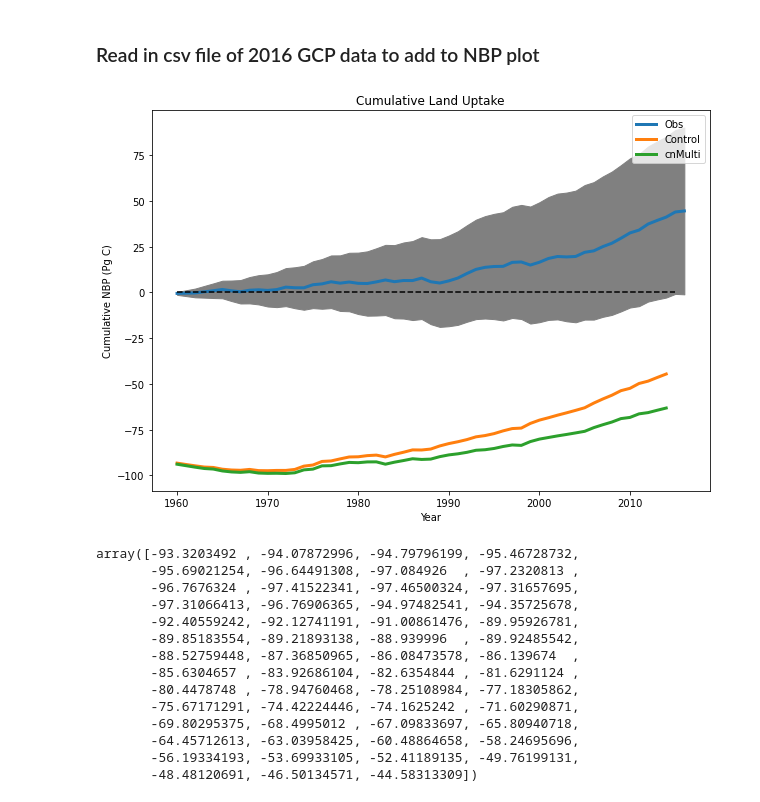
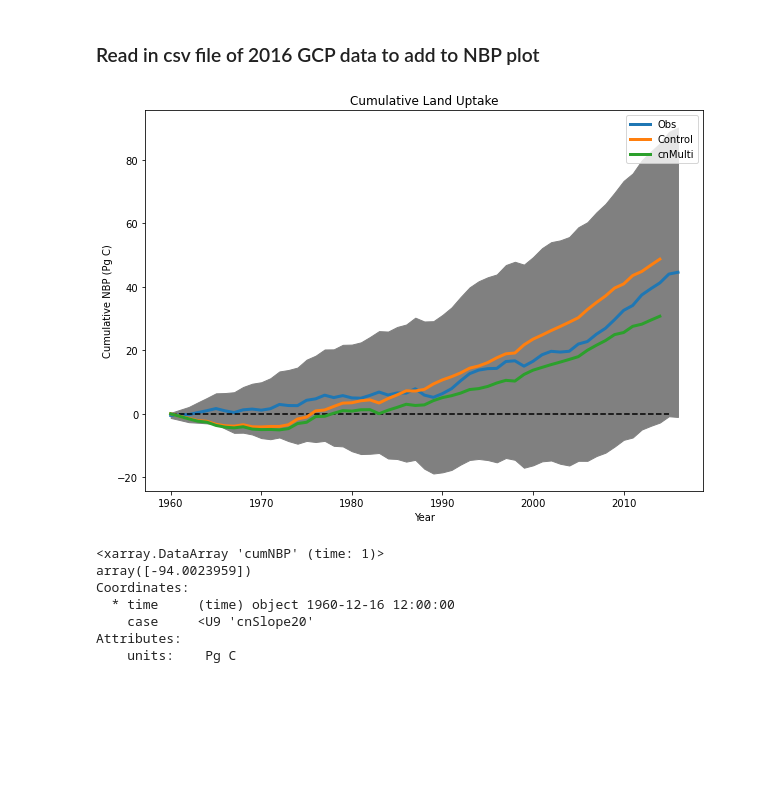
Before and after one commit to emhauser/Foliar-Stoichiometry_CO2, a Jupyter notebook: CNMulti.ipynb, the cells around one changed output. Cells and saved outputs as stored; diff of their text form; code cells hidden in the pictures; blank space fills up the shorter version.

```diff
--- a/CNMulti.ipynb
+++ b/CNMulti.ipynb
@@ -453,44 +466,37 @@ year_range2 = [year for year in range(start2.year, end2.year +1)]
 # %%
 plt.figure(figsize=[10,7])
 plt.plot(year_range,cum_Land, linewidth = 3, label = "Obs")
 # # # plt.plot(year_range,cum_LandH, color = 'grey')
 # # # plt.plot(year_range,cum_LandL, color = 'grey')
 plt.fill_between(year_range, cum_LandH,cum_LandL, color='grey')
 plt.hlines(0,1960, 2015, color = 'black', linestyles = 'dashed')
-control = cNBP['NBP'].sel(time = slice('1960-12-16','2014-12-16'), case = 'cnSlope0').values
-cnMulti = cNBP['NBP'].sel(time = slice('1960-12-16','2014-12-16'), case = 'cnMulti').values
+control = cNBP['NBP'].sel(time = slice('1960-12-16','2014-12-16'), case = 'cnSlope0').values + (93.3203492)
+cnMulti = cNBP['NBP'].sel(time = slice('1960-12-16','2014-12-16'), case = 'cnMulti').values + (93.92729433)
 plt.plot(year_range2,control, linewidth = 3, label = 'Control')
 plt.plot(year_range2,cnMulti, linewidth = 3, label = "cnMulti");
 plt.title('Cumulative Land Uptake')
 plt.ylabel('Cumulative NBP (Pg C)');
 plt.xlabel('Year')
 plt.legend();
 
 # cNBP['NBP'].sel(time = slice('1960-12-16','2014-12-16')).plot(hue='case')
 # plt.hlines(0,1960, 2015, color = 'black', linestyles = 'dashed')
 # plt.title('Cumulative NBP')
 # plt.subplots_adjust(left=0.1,
 #                     bottom=0.1,
 #                     right=0.9,
 #                     top=0.9,
 #                     wspace=0.4,
 #                     hspace=0.4);
 # %% [output]
-[figure, old version]
+[figure, new version]
 # %%
-control
+Dat1960.isel(case = 1)
 # %% [output]
-array([-93.3203492 , -94.07872996, -94.79796199, -95.46728732,
-       -95.69021254, -96.64491308, -97.084926  , -97.2320813 ,
-       -96.7676324 , -97.41522341, -97.46500324, -97.31657695,
-       -97.31066413, -96.76906365, -94.97482541, -94.35725678,
-       -92.40559242, -92.12741191, -91.00861476, -89.95926781,
-       -89.85183554, -89.21893138, -88.939996  , -89.92485542,
-       -88.52759448, -87.36850965, -86.08473578, -86.139674  ,
-       -85.6304657 , -83.92686104, -82.6354844 , -81.6291124 ,
-       -80.4478748 , -78.94760468, -78.25108984, -77.18305862,
-       -75.67171291, -74.42224446, -74.1625242 , -71.60290871,
-       -69.80295375, -68.4995012 , -67.09833697, -65.80940718,
-       -64.45712613, -63.03958425, -60.48864658, -58.24695696,
-       -56.19334193, -53.69933105, -52.41189135, -49.76199131,
-       -48.48120691, -46.50134571, -44.58313309])
+<xarray.DataArray 'cumNBP' (time: 1)>
+array([-94.0023959])
+Coordinates:
+  * time     (time) object 1960-12-16 12:00:00
+    case     <U9 'cnSlope20'
+Attributes:
+    units:    Pg C
```
Also changed, not shown: parts of 1 cell of this notebook.
